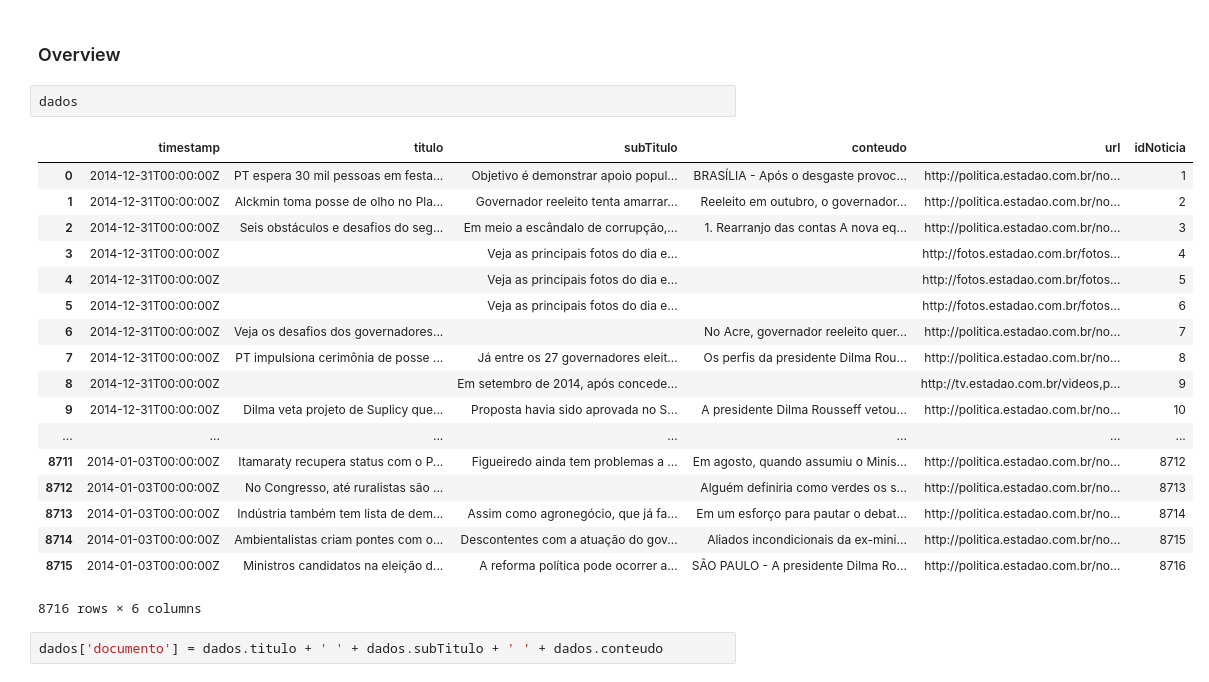
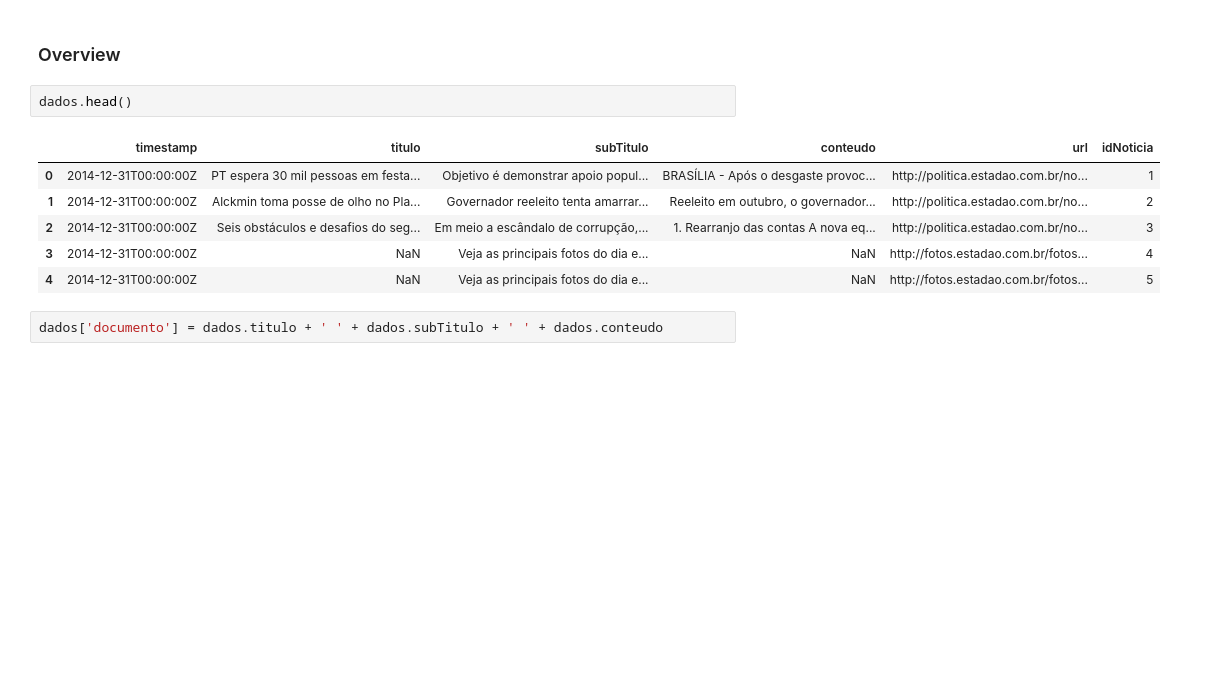
Before and after one commit to antonioricardojr/ir, a Jupyter notebook: lab1/parte2/lab1-parte2.ipynb, the cells around one changed output. Cells and saved outputs as stored; diff of their text form; blank space fills up the shorter version.

Commit message:
ajuste de exibição dos dataframes no notebook. Considerando apenas o head.

```diff
--- a/lab1/parte2/lab1-parte2.ipynb
+++ b/lab1/parte2/lab1-parte2.ipynb
@@ -40,26 +28,14 @@ dados = dados.replace(np.nan, '', regex=True)
 # %% [markdown]
 ### Overview
 # %%
-dados
+dados.head()
 # %% [output]
 |  | timestamp | titulo | subTitulo | conteudo | url | idNoticia |
 | 0 | 2014-12-31T00:00:00Z | PT espera 30 mil pessoas em festa... | Objetivo é demonstrar apoio popul... | BRASÍLIA - Após o desgaste provoc... | http://politica.estadao.com.br/no... | 1 |
 | 1 | 2014-12-31T00:00:00Z | Alckmin toma posse de olho no Pla... | Governador reeleito tenta amarrar... | Reeleito em outubro, o governador... | http://politica.estadao.com.br/no... | 2 |
 | 2 | 2014-12-31T00:00:00Z | Seis obstáculos e desafios do seg... | Em meio a escândalo de corrupção,... | 1. Rearranjo das contas A nova eq... | http://politica.estadao.com.br/no... | 3 |
-| 3 | 2014-12-31T00:00:00Z |  | Veja as principais fotos do dia e... |  | http://fotos.estadao.com.br/fotos... | 4 |
-| 4 | 2014-12-31T00:00:00Z |  | Veja as principais fotos do dia e... |  | http://fotos.estadao.com.br/fotos... | 5 |
-| 5 | 2014-12-31T00:00:00Z |  | Veja as principais fotos do dia e... |  | http://fotos.estadao.com.br/fotos... | 6 |
-| 6 | 2014-12-31T00:00:00Z | Veja os desafios dos governadores... |  | No Acre, governador reeleito quer... | http://politica.estadao.com.br/no... | 7 |
-| 7 | 2014-12-31T00:00:00Z | PT impulsiona cerimônia de posse ... | Já entre os 27 governadores eleit... | Os perfis da presidente Dilma Rou... | http://politica.estadao.com.br/no... | 8 |
-| 8 | 2014-12-31T00:00:00Z |  | Em setembro de 2014, após concede... |  | http://tv.estadao.com.br/videos,p... | 9 |
-| 9 | 2014-12-31T00:00:00Z | Dilma veta projeto de Suplicy que... | Proposta havia sido aprovada no S... | A presidente Dilma Rousseff vetou... | http://politica.estadao.com.br/no... | 10 |
-| ... | ... | ... | ... | ... | ... | ... |
-| 8711 | 2014-01-03T00:00:00Z | Itamaraty recupera status com o P... | Figueiredo ainda tem problemas a ... | Em agosto, quando assumiu o Minis... | http://politica.estadao.com.br/no... | 8712 |
-| 8712 | 2014-01-03T00:00:00Z | No Congresso, até ruralistas são ... |  | Alguém definiria como verdes os s... | http://politica.estadao.com.br/no... | 8713 |
-| 8713 | 2014-01-03T00:00:00Z | Indústria também tem lista de dem... | Assim como agronegócio, que já fa... | Em um esforço para pautar o debat... | http://politica.estadao.com.br/no... | 8714 |
-| 8714 | 2014-01-03T00:00:00Z | Ambientalistas criam pontes com o... | Descontentes com a atuação do gov... | Aliados incondicionais da ex-mini... | http://politica.estadao.com.br/no... | 8715 |
-| 8715 | 2014-01-03T00:00:00Z | Ministros candidatos na eleição d... | A reforma política pode ocorrer a... | SÃO PAULO - A presidente Dilma Ro... | http://politica.estadao.com.br/no... | 8716 |
+| 3 | 2014-12-31T00:00:00Z | NaN | Veja as principais fotos do dia e... | NaN | http://fotos.estadao.com.br/fotos... | 4 |
+| 4 | 2014-12-31T00:00:00Z | NaN | Veja as principais fotos do dia e... | NaN | http://fotos.estadao.com.br/fotos... | 5 |
-8716 rows × 6 columns
 # %%
 dados['documento'] = dados.titulo + ' ' + dados.subTitulo + ' ' + dados.conteudo
 # %% [markdown]
```
Also changed, not shown: parts of 2 cells of this notebook.
